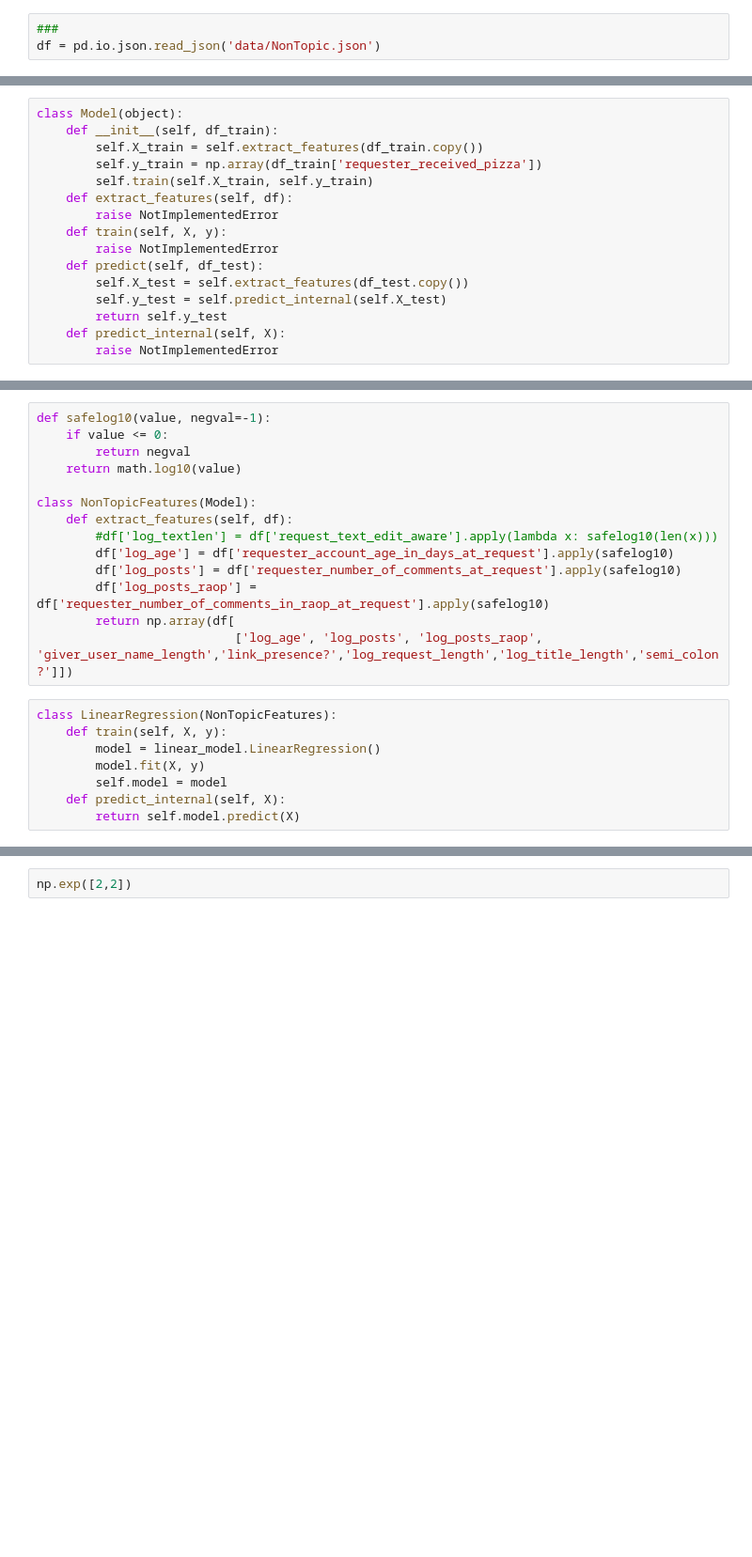
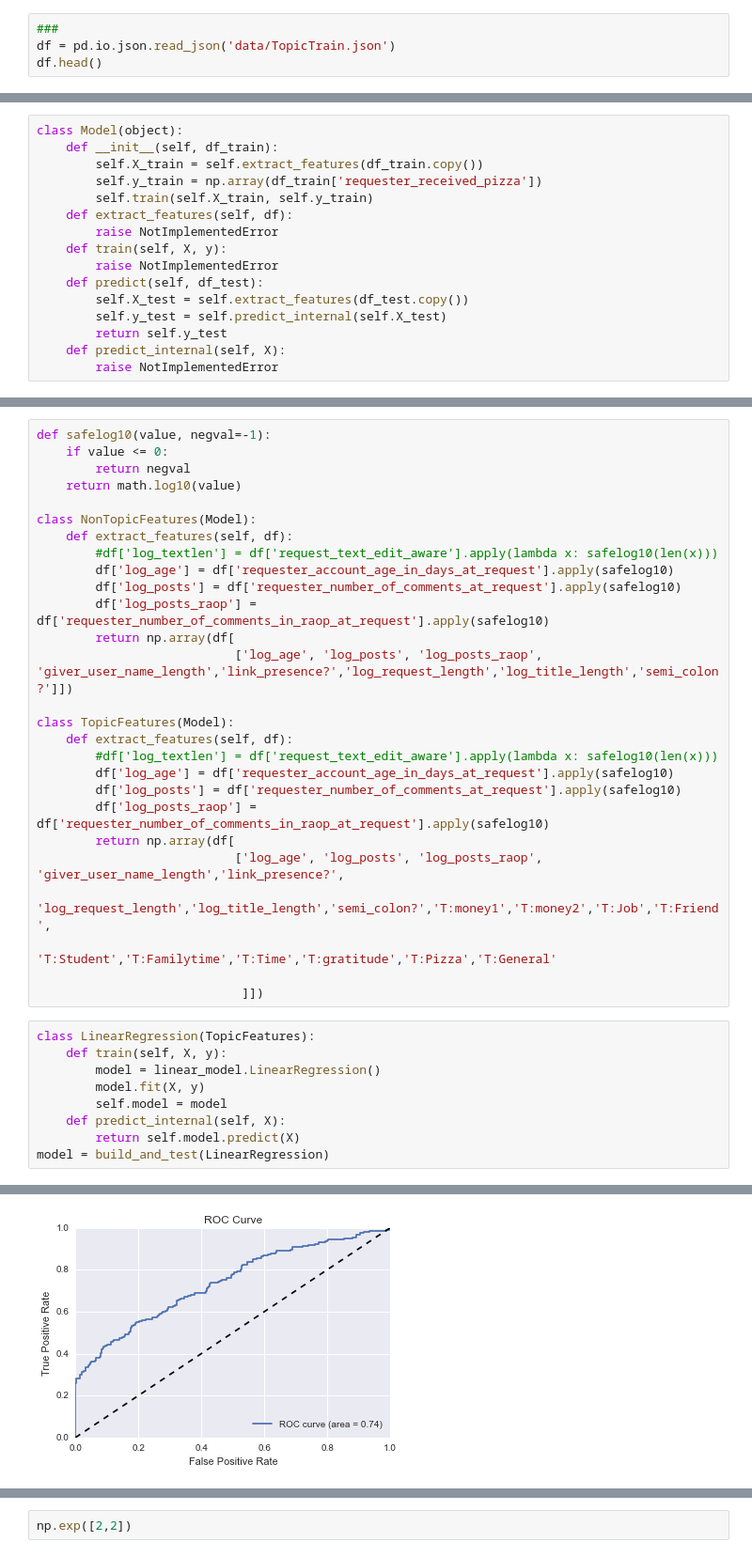
Before and after one commit to anantzoid/kaggle-pizza, a Jupyter notebook: Warfel - Modeling .ipynb, the cells around one changed output, grey strips where cells are left out. Shown: that part at 94% size. Saved outputs shown, nothing was run; the diff lists cells and outputs as text; blank space fills up the shorter version.

```diff
--- a/Warfel - Modeling .ipynb
+++ b/Warfel - Modeling .ipynb
@@ -15,4 +17,5 @@ from sklearn.metrics import roc_curve, auc
 %matplotlib inline
 # %%
 ###
-df = pd.io.json.read_json('data/NonTopic.json')
+df = pd.io.json.read_json('data/TopicTrain.json')
+df.head()
@@ -105,11 +120,26 @@ class NonTopicFeatures(Model):
         df['log_posts_raop'] = df['requester_number_of_comments_in_raop_at_request'].apply(safelog10)
         return np.array(df[
                            ['log_age', 'log_posts', 'log_posts_raop', 'giver_user_name_length','link_presence?','log_request_length','log_title_length','semi_colon?']])
+
+class TopicFeatures(Model):
+    def extract_features(self, df):
+        #df['log_textlen'] = df['request_text_edit_aware'].apply(lambda x: safelog10(len(x)))
+        df['log_age'] = df['requester_account_age_in_days_at_request'].apply(safelog10)
+        df['log_posts'] = df['requester_number_of_comments_at_request'].apply(safelog10)
+        df['log_posts_raop'] = df['requester_number_of_comments_in_raop_at_request'].apply(safelog10)
+        return np.array(df[
+                           ['log_age', 'log_posts', 'log_posts_raop', 'giver_user_name_length','link_presence?',
+                            'log_request_length','log_title_length','semi_colon?','T:money1','T:money2','T:Job','T:Friend',
+                            'T:Student','T:Familytime','T:Time','T:gratitude','T:Pizza','T:General'
+
+                            ]])
 # %%
-class LinearRegression(NonTopicFeatures):
+class LinearRegression(TopicFeatures):
     def train(self, X, y):
         model = linear_model.LinearRegression()
         model.fit(X, y)
         self.model = model
     def predict_internal(self, X):
         return self.model.predict(X)
+model = build_and_test(LinearRegression)
+# %% [output]
@@ -115,0 +148 @@ class LinearRegression(NonTopicFeatures):
+[figure, added]
```
Also changed, not shown: parts of 15 cells of this notebook, 4 other files.
